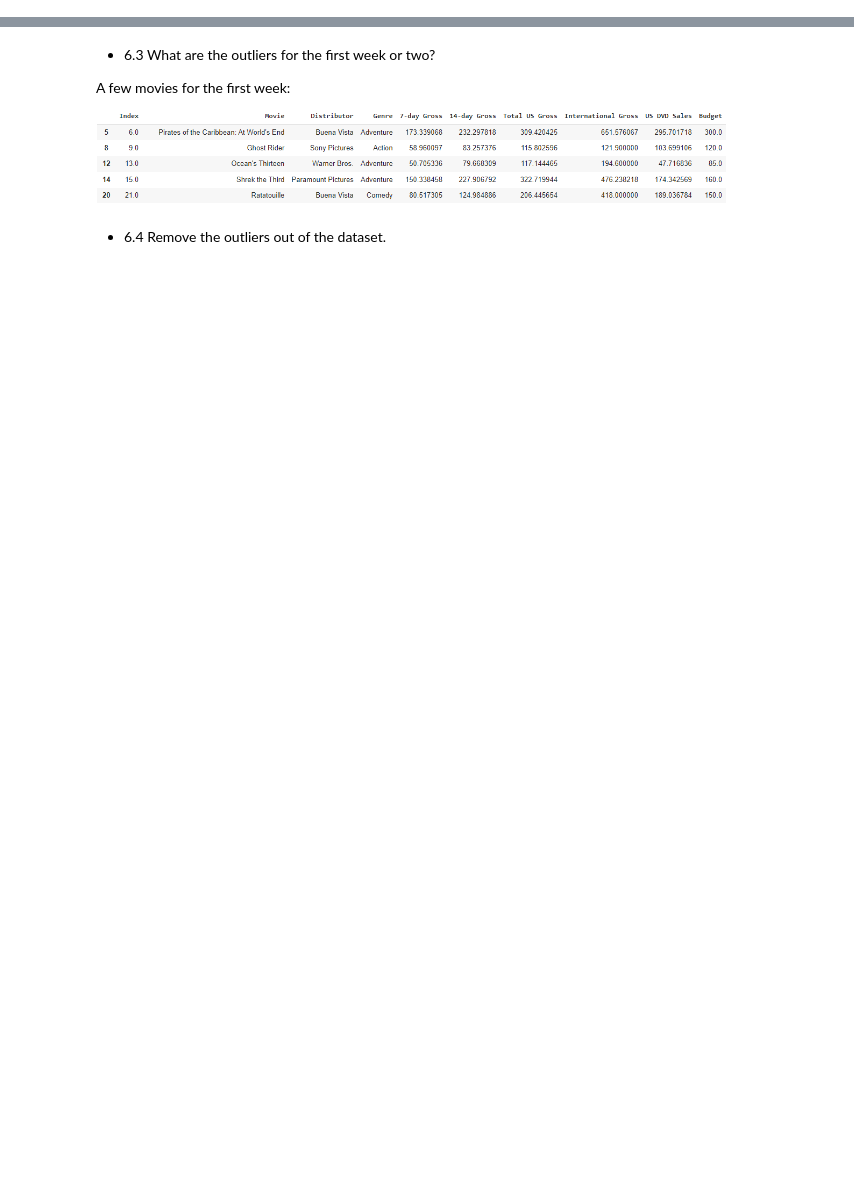
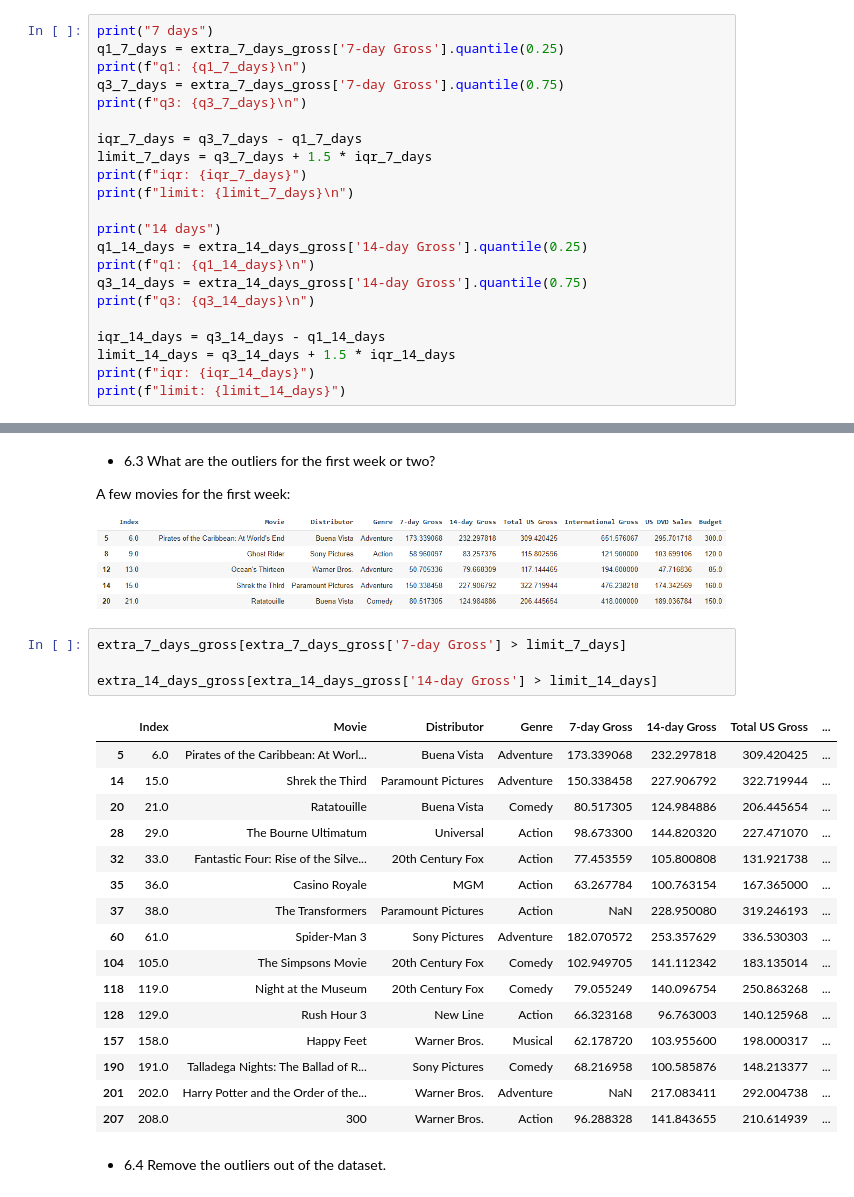
Before and after one commit to Bataklik/Data-Science-_-AI, a Jupyter notebook: 6-bivariate-quant/labs-regression.ipynb, the cells around one changed output, grey strips where cells are left out. Saved outputs shown, nothing was run; the diff lists cells and outputs as text; blank space fills up the shorter version.

```diff
--- a/6-bivariate-quant/labs-regression.ipynb
+++ b/6-bivariate-quant/labs-regression.ipynb
@@ -395,3 +479,25 @@ during their first week or two.
 
 limit_7_days_gross is 50.376637875
 limit_14_days_gross is 96.2906745
+# %%
+print("7 days")
+q1_7_days = extra_7_days_gross['7-day Gross'].quantile(0.25)
+print(f"q1: {q1_7_days}\n")
+q3_7_days = extra_7_days_gross['7-day Gross'].quantile(0.75)
+print(f"q3: {q3_7_days}\n")
+
+iqr_7_days = q3_7_days - q1_7_days
+limit_7_days = q3_7_days + 1.5 * iqr_7_days
+print(f"iqr: {iqr_7_days}")
+print(f"limit: {limit_7_days}\n")
+
+print("14 days")
+q1_14_days = extra_14_days_gross['14-day Gross'].quantile(0.25)
+print(f"q1: {q1_14_days}\n")
+q3_14_days = extra_14_days_gross['14-day Gross'].quantile(0.75)
+print(f"q3: {q3_14_days}\n")
+
+iqr_14_days = q3_14_days - q1_14_days
+limit_14_days = q3_14_days + 1.5 * iqr_14_days
+print(f"iqr: {iqr_14_days}")
+print(f"limit: {limit_14_days}")
@@ -401,5 +523,26 @@ limit_14_days_gross is 96.2906745
 A few movies for the first week:
 
 ![image.png](embedded-picture-1)
+# %%
+extra_7_days_gross[extra_7_days_gross['7-day Gross'] > limit_7_days]
+
+extra_14_days_gross[extra_14_days_gross['14-day Gross'] > limit_14_days]
+# %% [output]
+|  | Index | Movie | Distributor | Genre | 7-day Gross | 14-day Gross | Total US Gross | ... |
+| 5 | 6.0 | Pirates of the Caribbean: At Worl... | Buena Vista | Adventure | 173.339068 | 232.297818 | 309.420425 | ... |
+| 14 | 15.0 | Shrek the Third | Paramount Pictures | Adventure | 150.338458 | 227.906792 | 322.719944 | ... |
+| 20 | 21.0 | Ratatouille | Buena Vista | Comedy | 80.517305 | 124.984886 | 206.445654 | ... |
+| 28 | 29.0 | The Bourne Ultimatum | Universal | Action | 98.673300 | 144.820320 | 227.471070 | ... |
+| 32 | 33.0 | Fantastic Four: Rise of the Silve... | 20th Century Fox | Action | 77.453559 | 105.800808 | 131.921738 | ... |
+| 35 | 36.0 | Casino Royale | MGM | Action | 63.267784 | 100.763154 | 167.365000 | ... |
+| 37 | 38.0 | The Transformers | Paramount Pictures | Action | NaN | 228.950080 | 319.246193 | ... |
+| 60 | 61.0 | Spider-Man 3 | Sony Pictures | Adventure | 182.070572 | 253.357629 | 336.530303 | ... |
+| 104 | 105.0 | The Simpsons Movie | 20th Century Fox | Comedy | 102.949705 | 141.112342 | 183.135014 | ... |
+| 118 | 119.0 | Night at the Museum | 20th Century Fox | Comedy | 79.055249 | 140.096754 | 250.863268 | ... |
+| 128 | 129.0 | Rush Hour 3 | New Line | Action | 66.323168 | 96.763003 | 140.125968 | ... |
+| 157 | 158.0 | Happy Feet | Warner Bros. | Musical | 62.178720 | 103.955600 | 198.000317 | ... |
+| 190 | 191.0 | Talladega Nights: The Ballad of R... | Sony Pictures | Comedy | 68.216958 | 100.585876 | 148.213377 | ... |
+| 201 | 202.0 | Harry Potter and the Order of the... | Warner Bros. | Adventure | NaN | 217.083411 | 292.004738 | ... |
+| 207 | 208.0 | 300 | Warner Bros. | Action | 96.288328 | 141.843655 | 210.614939 | ... |
 # %% [markdown]
 * 6.4 Remove the outliers out of the dataset.
```
Also changed, not shown: parts of 17 cells of this notebook, 3 other files.
